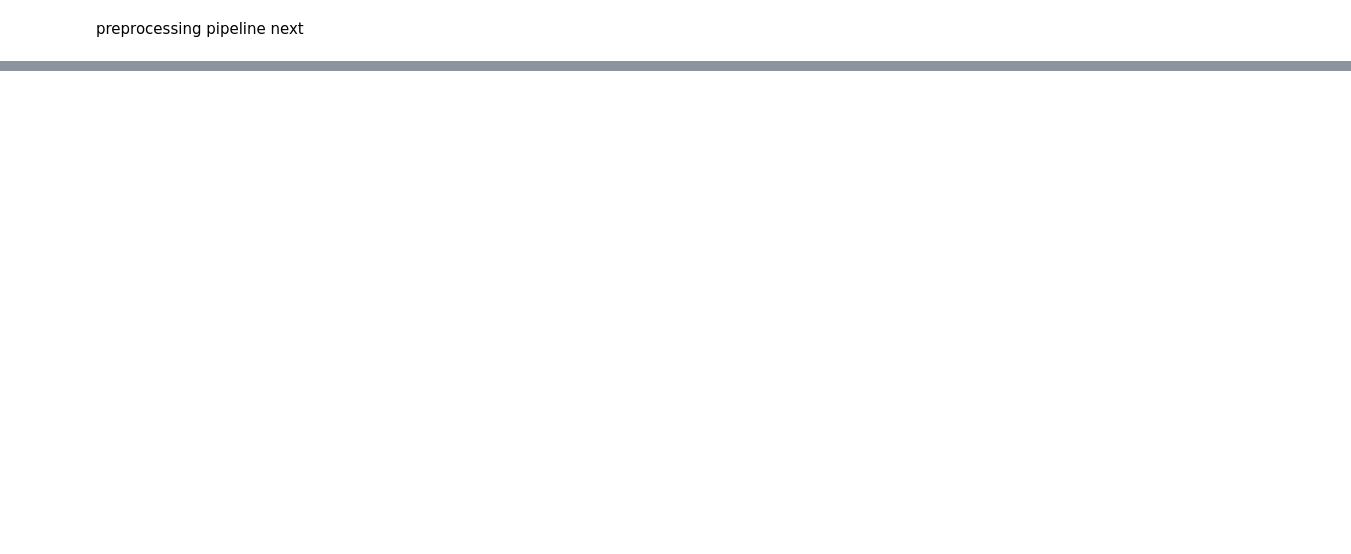
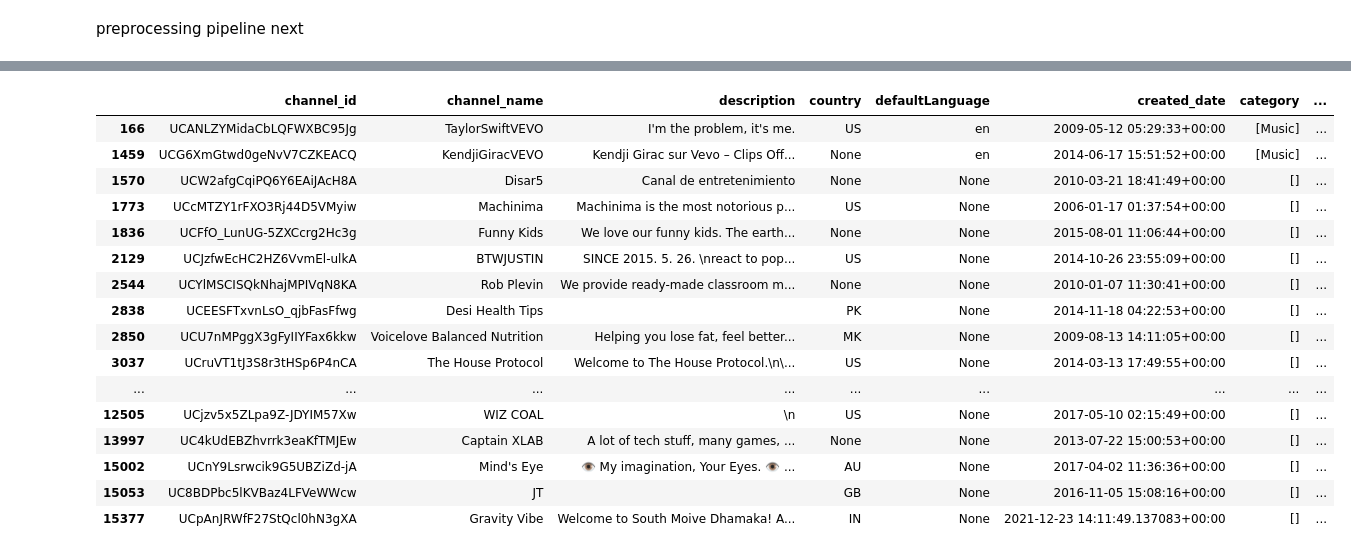
Before and after one commit to ricd99/ytrec, a Jupyter notebook: notebooks/EDA.ipynb, the cells around one changed output, grey strips where cells are left out. Saved outputs shown, nothing was run; the diff lists cells and outputs as text; code cells hidden in the pictures; blank space fills up the shorter version.

```diff
--- a/notebooks/EDA.ipynb
+++ b/notebooks/EDA.ipynb
@@ -154,0 +205,20 @@ preprocessing pipeline next
+# %%
+df[df["recent_video_titles"].apply(lambda x: len(x) <= 1)]
+# %% [output]
+|  | channel_id | channel_name | description | country | defaultLanguage | created_date | category | ... |
+| 166 | UCANLZYMidaCbLQFWXBC95Jg | TaylorSwiftVEVO | I'm the problem, it's me. | US | en | 2009-05-12 05:29:33+00:00 | [Music] | ... |
+| 1459 | UCG6XmGtwd0geNvV7CZKEACQ | KendjiGiracVEVO | Kendji Girac sur Vevo – Clips Off... | None | en | 2014-06-17 15:51:52+00:00 | [Music] | ... |
+| 1570 | UCW2afgCqiPQ6Y6EAiJAcH8A | Disar5 | Canal de entretenimiento | None | None | 2010-03-21 18:41:49+00:00 | [] | ... |
+| 1773 | UCcMTZY1rFXO3Rj44D5VMyiw | Machinima | Machinima is the most notorious p... | US | None | 2006-01-17 01:37:54+00:00 | [] | ... |
+| 1836 | UCFfO_LunUG-5ZXCcrg2Hc3g | Funny Kids | We love our funny kids. The earth... | None | None | 2015-08-01 11:06:44+00:00 | [] | ... |
+| 2129 | UCJzfwEcHC2HZ6VvmEl-ulkA | BTWJUSTIN | SINCE 2015. 5. 26. \nreact to pop... | US | None | 2014-10-26 23:55:09+00:00 | [] | ... |
+| 2544 | UCYlMSCISQkNhajMPIVqN8KA | Rob Plevin | We provide ready-made classroom m... | None | None | 2010-01-07 11:30:41+00:00 | [] | ... |
+| 2838 | UCEESFTxvnLsO_qjbFasFfwg | Desi Health Tips |  | PK | None | 2014-11-18 04:22:53+00:00 | [] | ... |
+| 2850 | UCU7nMPggX3gFyIIYFax6kkw | Voicelove Balanced Nutrition | Helping you lose fat, feel better... | MK | None | 2009-08-13 14:11:05+00:00 | [] | ... |
+| 3037 | UCruVT1tJ3S8r3tHSp6P4nCA | The House Protocol | Welcome to The House Protocol.\n\... | US | None | 2014-03-13 17:49:55+00:00 | [] | ... |
+| ... | ... | ... | ... | ... | ... | ... | ... | ... |
+| 12505 | UCjzv5x5ZLpa9Z-JDYIM57Xw | WIZ COAL | \n | US | None | 2017-05-10 02:15:49+00:00 | [] | ... |
+| 13997 | UC4kUdEBZhvrrk3eaKfTMJEw | Captain XLAB | A lot of tech stuff, many games, ... | None | None | 2013-07-22 15:00:53+00:00 | [] | ... |
+| 15002 | UCnY9Lsrwcik9G5UBZiZd-jA | Mind's Eye | 👁️ My imagination, Your Eyes. 👁️ ... | AU | None | 2017-04-02 11:36:36+00:00 | [] | ... |
+| 15053 | UC8BDPbc5lKVBaz4LFVeWWcw | JT |  | GB | None | 2016-11-05 15:08:16+00:00 | [] | ... |
+| 15377 | UCpAnJRWfF27StQcl0hN3gXA | Gravity Vibe | Welcome to South Moive Dhamaka! A... | IN | None | 2021-12-23 14:11:49.137083+00:00 | [] | ... |
```
Also changed, not shown: parts of 9 cells of this notebook, 1 other file.
